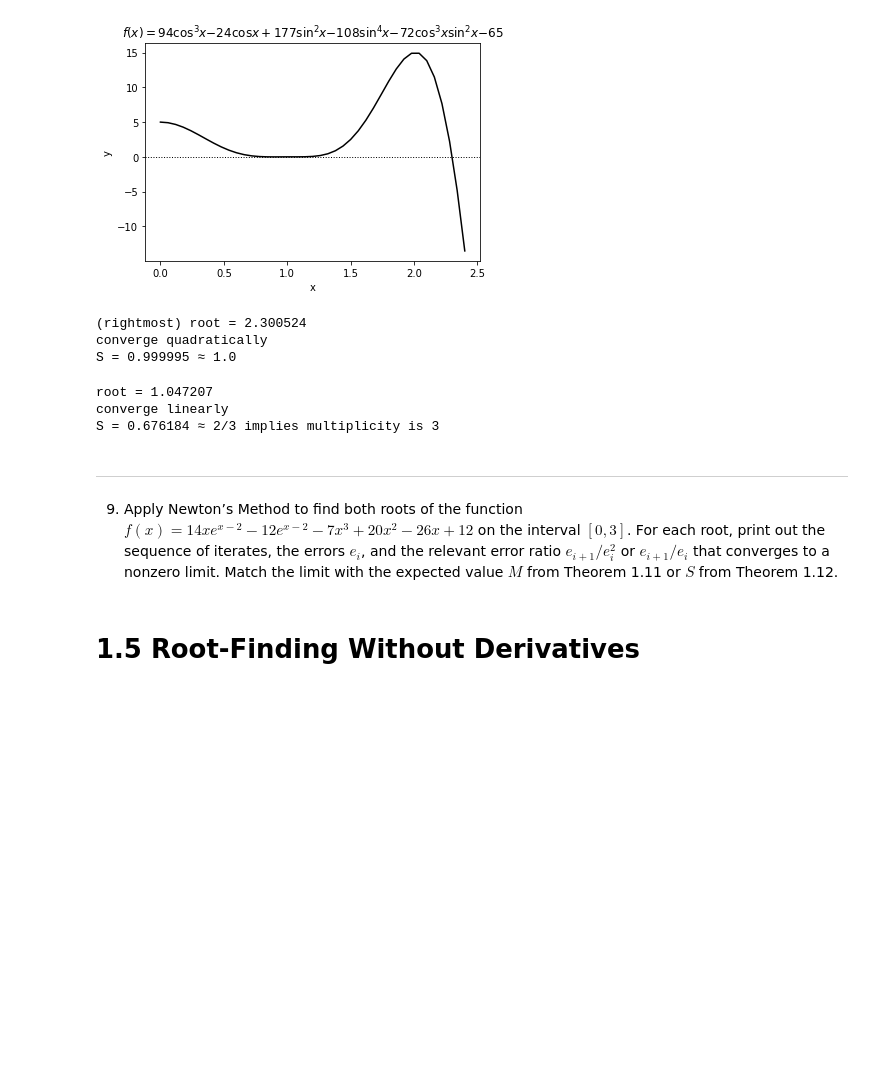
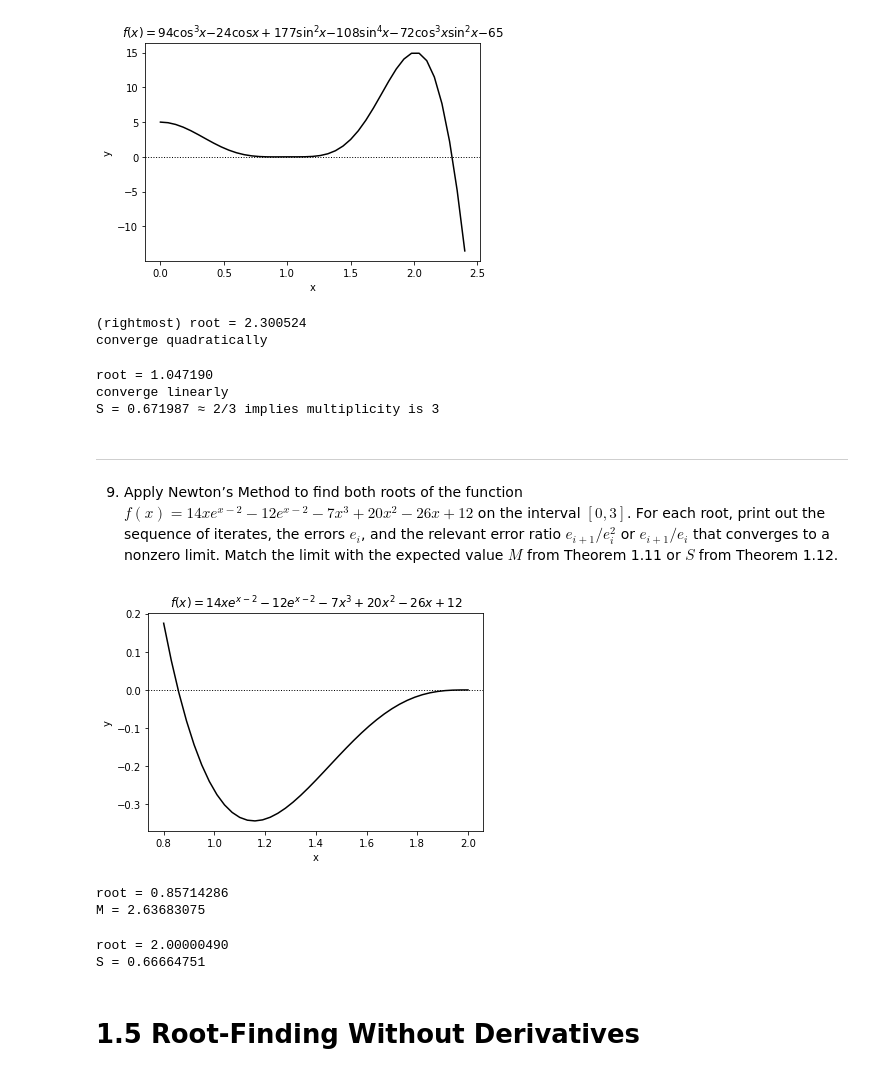
Before and after one commit to Jim00000/Numerical-Analysis, a Jupyter notebook: 1_Solving_Equations.ipynb, the cells around one changed output. Cells and saved outputs as stored; diff of their text form; code cells hidden in the pictures; blank space fills up the shorter version.

```diff
--- a/1_Solving_Equations.ipynb
+++ b/1_Solving_Equations.ipynb
@@ -1502,32 +1494,62 @@ myplot(xpts, ypts, '$f(x) = 94\cos^3{x} − 24\cos{x} + 177\sin^2{x} − 108\sin
 [figure]
 # %%
 # rightmost root
-root = scipy.optimize.newton(f, 2.5, df)
-e_i = np.abs(scipy.optimize.newton(f, 1, df, maxiter = 20, disp = False) - root)
-e_ii = np.abs(scipy.optimize.newton(f, 1, df, maxiter = 21, disp = False) - root)
+root = scipy.optimize.newton(f, 2.2, df)
+e_i = np.abs(scipy.optimize.newton(f, 2.2, df, maxiter = 4, disp = False) - root)
+e_ii = np.abs(scipy.optimize.newton(f, 2.2, df, maxiter = 5, disp = False) - root)
 print('(rightmost) root = {:.6f}'.format(root))
 print('converge quadratically')
-print('S = {:.6f} ≈ 1.0'.format(e_ii / e_i))
 # %% [output]
 (rightmost) root = 2.300524
 converge quadratically
-S = 0.999995 ≈ 1.0
 # %%
-root = scipy.optimize.newton(f, 1.0, df)
-e_i = np.abs(scipy.optimize.newton(f, 1, df, maxiter = 12, disp = False) - root)
-e_ii = np.abs(scipy.optimize.newton(f, 1, df, maxiter = 13, disp = False) - root)
+root = scipy.optimize.newton(f, 0.9, df)
+e_i = np.abs(scipy.optimize.newton(f, 0.9, df, maxiter = 10, disp = False) - root)
+e_ii = np.abs(scipy.optimize.newton(f, 0.9, df, maxiter = 11, disp = False) - root)
 print('root = {:.6f}'.format(root))
 print('converge linearly')
 print('S = {:.6f} ≈ 2/3 implies multiplicity is 3'.format(e_ii / e_i))
 # %% [output]
-root = 1.047207
+root = 1.047190
 converge linearly
-S = 0.676184 ≈ 2/3 implies multiplicity is 3
+S = 0.671987 ≈ 2/3 implies multiplicity is 3
 # %% [markdown]
 ---
 9. Apply Newton’s Method to find both roots of the function
 $f(x) = 14xe^{x-2} - 12e^{x-2} - 7x^3 + 20x^2 - 26x + 12$ on the interval $[0, 3]$. For each root, print out the sequence of iterates, the errors $e_i$, and the relevant error ratio $e_{i+1}/e^2_{i}$ or $e_{i+1}/e_{i}$ that converges to a
 nonzero limit. Match the limit with the expected value $M$ from Theorem 1.11 or $S$ from Theorem 1.12.
+# %%
+f = lambda x :  14 * x * np.exp(x - 2) - 12 * np.exp(x - 2) - 7 * np.power(x, 3) + 20 * np.power(x, 2) - 26 * x + 12
+df = lambda x : 14 * x * np.exp(x - 2) + 2 * np.exp(x - 2) - 21 * np.power(x, 2) + 40 * x - 26
+
+xpts = np.linspace(0.8, 2, 41)
+ypts = f(xpts)
+
+myplot(xpts, ypts, '$f(x) = 14xe^{x-2} - 12e^{x-2} - 7x^3 + 20x^2 - 26x + 12$')
+# %% [output]
+[figure, added]
+# %%
+root = scipy.optimize.newton(f, 0, df)
+print('root = {:.8f}'.format(root))
+
+e_i = np.abs(scipy.optimize.newton(f, 0, df, maxiter = 6, disp = False) - root)
+e_ii = np.abs(scipy.optimize.newton(f, 0, df, maxiter = 7, disp = False) - root)
+M = e_ii / np.power(e_i, 2)
+print('M = {:.8f}'.format(M))
+# %% [output]
+root = 0.85714286
+M = 2.63683075
+# %%
+root = scipy.optimize.newton(f, 1.9, df)
+print('root = {:.8f}'.format(root))
+
+e_i = np.abs(scipy.optimize.newton(f, 1.9, df, maxiter = 8, disp = False) - root)
+e_ii = np.abs(scipy.optimize.newton(f, 1.9, df, maxiter = 9, disp = False) - root)
+S = e_ii / e_i
+print('S = {:.8f}'.format(S))
+# %% [output]
+root = 2.00000490
+S = 0.66664751
 # %% [markdown]
 # 1.5 Root-Finding Without Derivatives
 # %%
```
Also changed, not shown: parts of 7 cells of this notebook.
